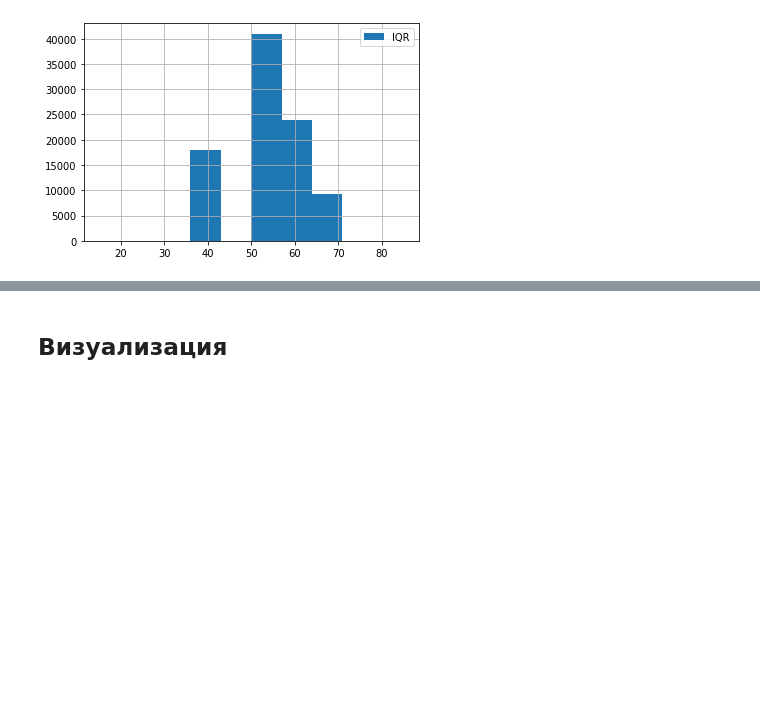
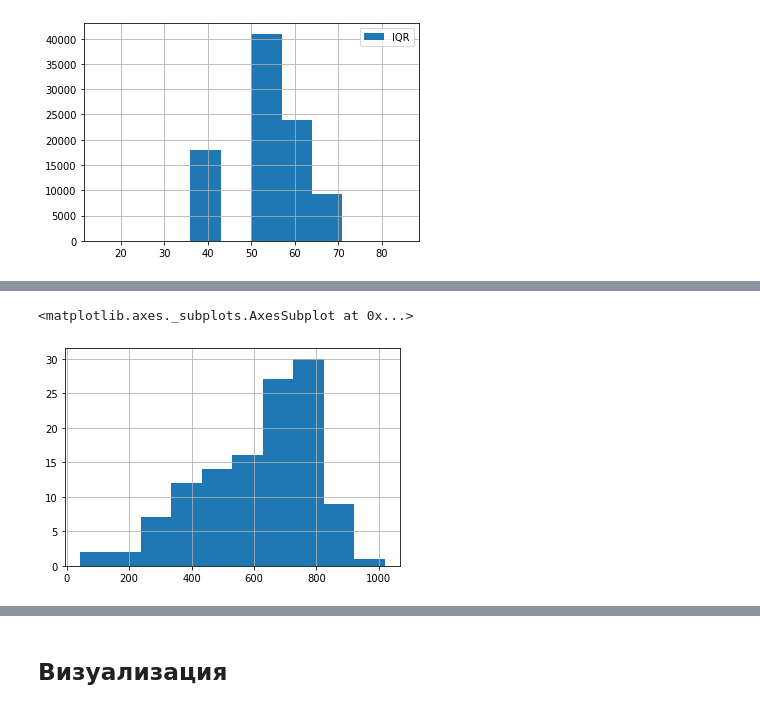
Before and after one commit to Desolitto/skillfactory_rds, a Jupyter notebook: module_4/credit-scoring-notebook.ipynb, the cells around one changed output, grey strips where cells are left out. Drawn from its saved outputs; the diff is of its cells as text; code cells hidden in the pictures; blank space fills up the shorter version.

```diff
--- a/module_4/credit-scoring-notebook.ipynb
+++ b/module_4/credit-scoring-notebook.ipynb
@@ -403,0 +405,8 @@ sns.heatmap(train[num_cols].corr().abs(), vmin=0, vmax=1, annot=True)
+# %%
+label_encoder = LabelEncoder()
+
+for column in bin_cols:
+    df[column] = label_encoder.fit_transform(df[column])
+
+# убедимся в преобразовании
+df.head(2)
@@ -403,0 +434,4 @@ sns.heatmap(train[num_cols].corr().abs(), vmin=0, vmax=1, annot=True)
+# %%
+c = collections.Counter(df['education'])
+
+df['education'].fillna(c.most_common()[0][0], inplace=True)
@@ -403,0 +459,5 @@ sns.heatmap(train[num_cols].corr().abs(), vmin=0, vmax=1, annot=True)
+# %%
+df[df['Train'] == 1]['app_date'].value_counts().hist()
+# %% [output]
+<matplotlib.axes._subplots.AxesSubplot at 0x...>
+[figure, added]
```
Also changed, not shown: parts of 59 cells of this notebook.
